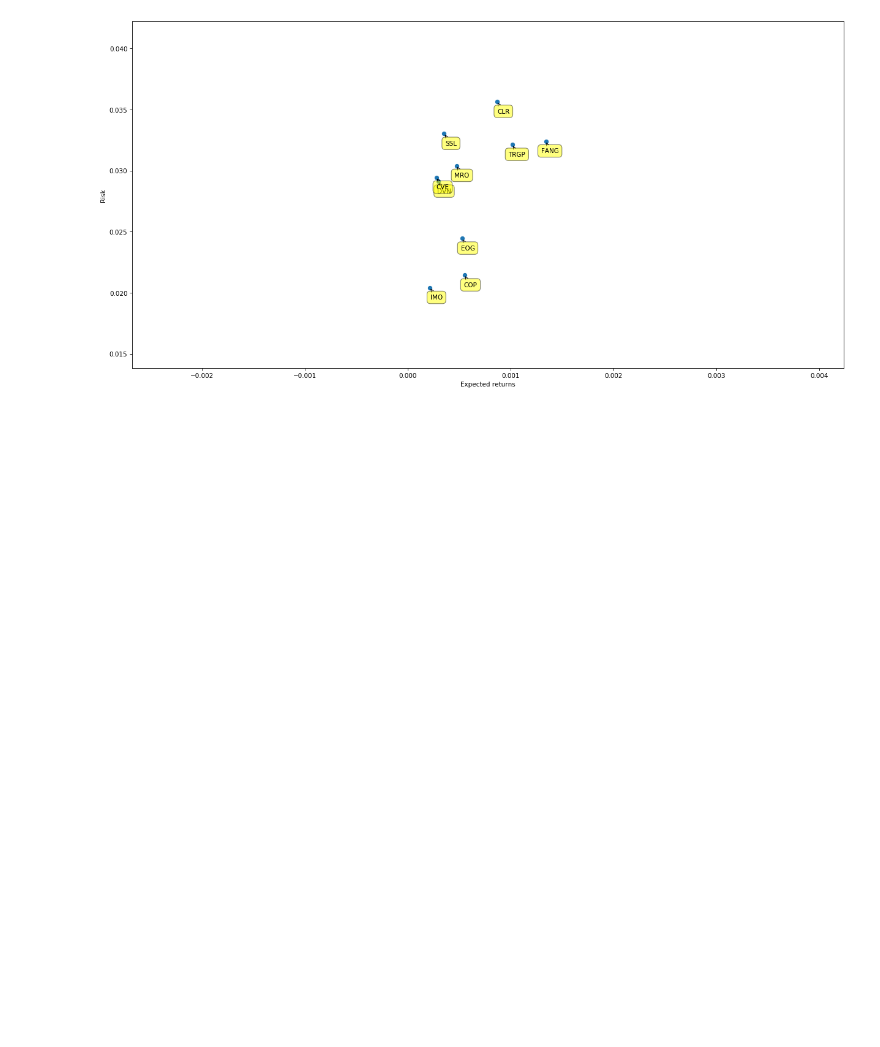
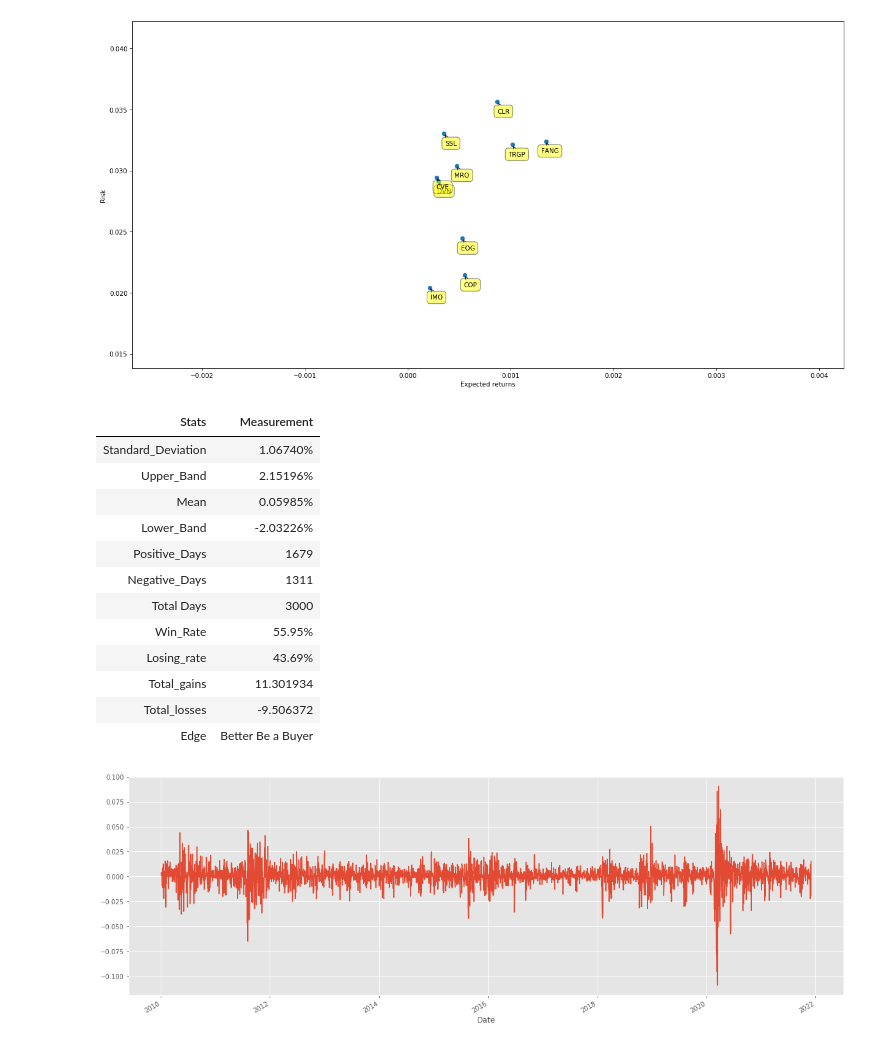
Before and after one commit to SirusAI/Prophet-Stock-Price-Prediction, a Jupyter notebook: Prophet Stock Price Prediction.ipynb, the cells around one changed output. Saved outputs shown, nothing was run; the diff lists cells and outputs as text; code cells hidden in the pictures; blank space fills up the shorter version.

```diff
--- a/Prophet Stock Price Prediction.ipynb
+++ b/Prophet Stock Price Prediction.ipynb
@@ -57,3 +52,21 @@ Ranking:
 | 8 | COP | 0.021439 | 0.000548 | 0.000587 |
 | 9 | IMO | 0.020413 | 0.000213 | 0.000373 |
 [figure]
+# %%
+# Visualize day to day return (%)
+test_ticker.daily_return()
+# %% [output]
+| Stats | Measurement |
+| Standard_Deviation | 1.06740% |
+| Upper_Band | 2.15196% |
+| Mean | 0.05985% |
+| Lower_Band | -2.03226% |
+| Positive_Days | 1679 |
+| Negative_Days | 1311 |
+| Total Days | 3000 |
+| Win_Rate | 55.95% |
+| Losing_rate | 43.69% |
+| Total_gains | 11.301934 |
+| Total_losses | -9.506372 |
+| Edge | Better Be a Buyer |
+[figure, added]
```
Also changed, not shown: parts of 1 cell of this notebook, 1 other file.
